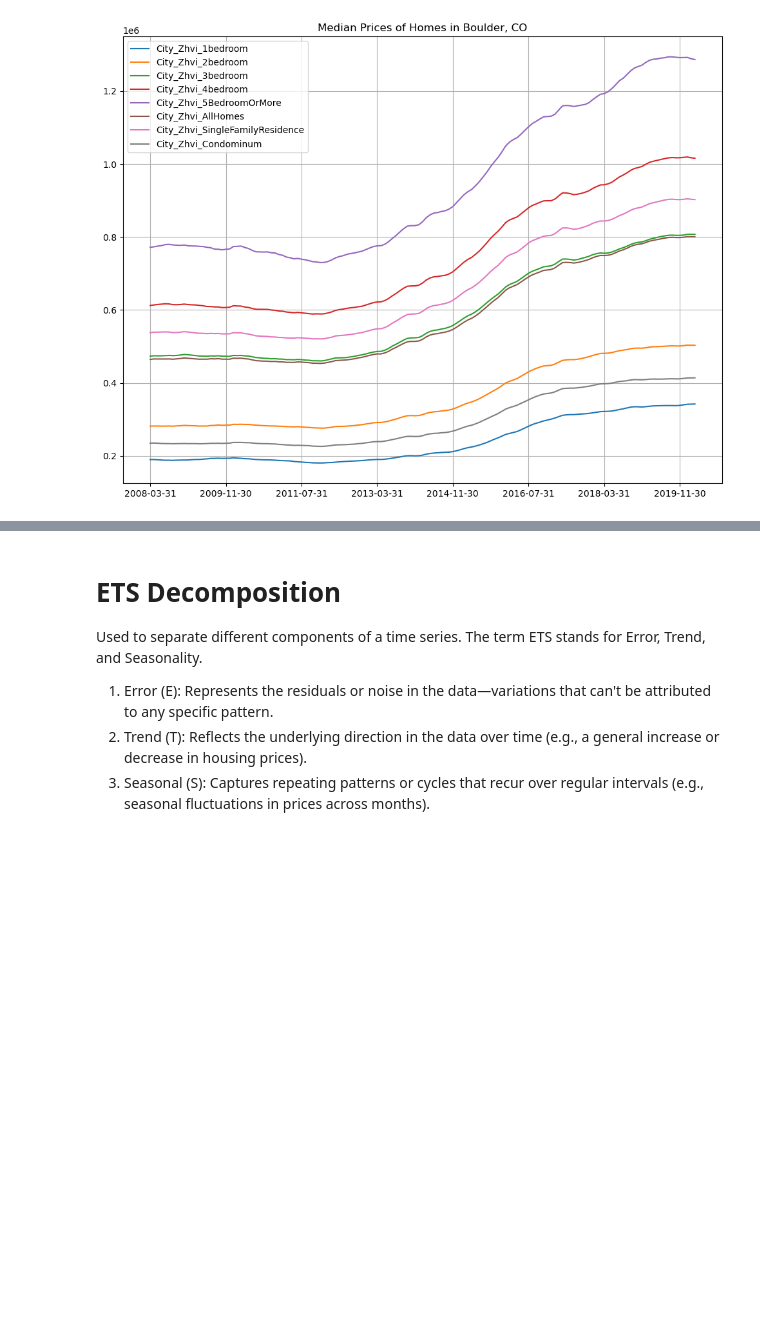
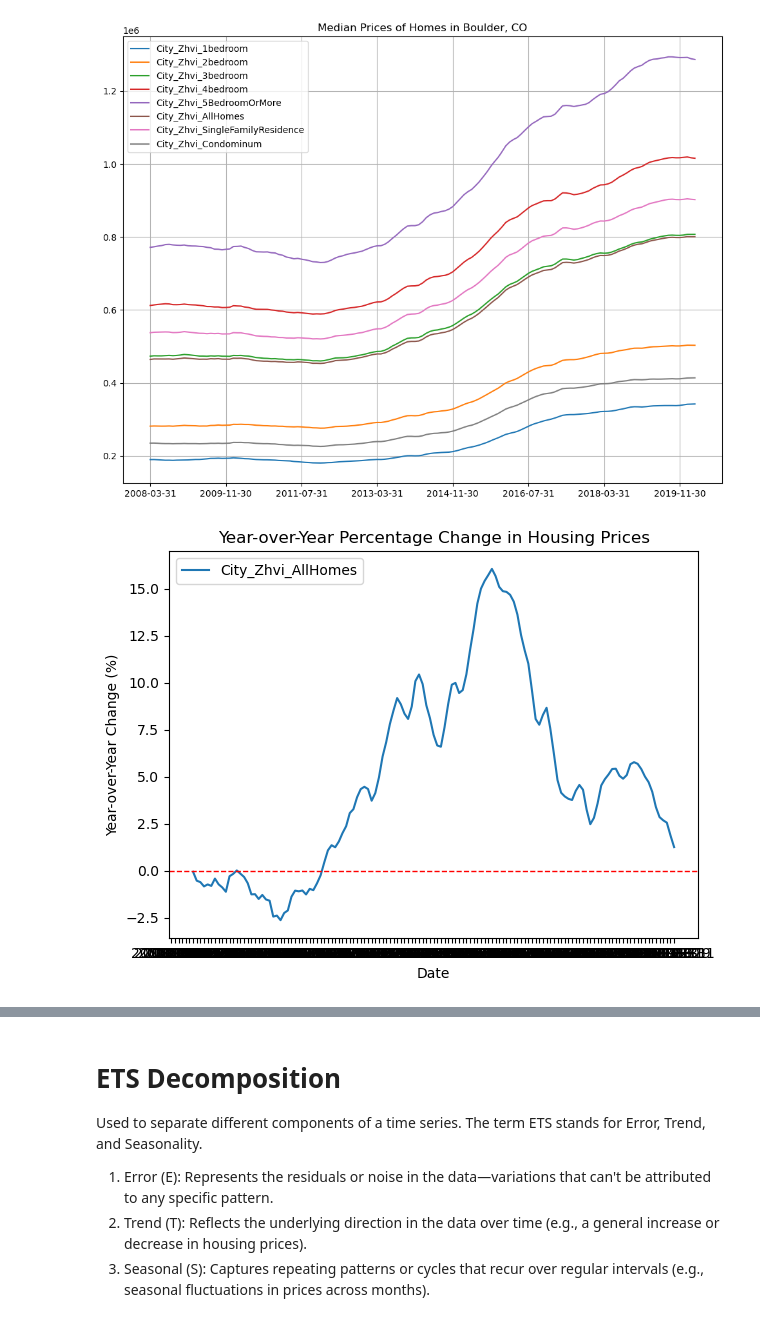
Before and after one commit to SUPERINTIALD/CSCI_4502_5502_Data_Mining_Final_Project, a Jupyter notebook: mineydiney.ipynb, the cells around one changed output, grey strips where cells are left out. Cells and saved outputs as stored; diff of their text form; code cells hidden in the pictures; blank space fills up the shorter version.

Commit message:
Deleted unused functions and added a year % change visualization

```diff
--- a/mineydiney.ipynb
+++ b/mineydiney.ipynb
@@ -438,3 +376,22 @@ boulder_df_house.plot(title='Median Prices of Homes in Boulder, CO',figsize=(12,
 # %% [output]
 <AxesSubplot:title={'center':'Median Prices of Homes in Boulder, CO'}>
 [figure]
+# %%
+import seaborn as sns
+import matplotlib.pyplot as plt
+import matplotlib.dates as mdates
+
+# plt.figure(figsize=(12, 6))
+yoy_change = boulder_df_house['City_Zhvi_SingleFamilyResidence'].pct_change(periods=12) * 100  # Percentage change from same month last year
+plt.plot(boulder_df_house['Date'], yoy_change, label='City_Zhvi_AllHomes')
+
+plt.axhline(y=0, color='red', linestyle='--', linewidth=1)
+
+plt.xlabel('Date')
+plt.ylabel('Year-over-Year Change (%)')
+plt.title('Year-over-Year Percentage Change in Housing Prices')
+plt.legend(loc='upper left')
+plt.tight_layout()
+plt.show()
+# %% [output]
+[figure, added]
```
Also changed, not shown: parts of 3 cells of this notebook.
